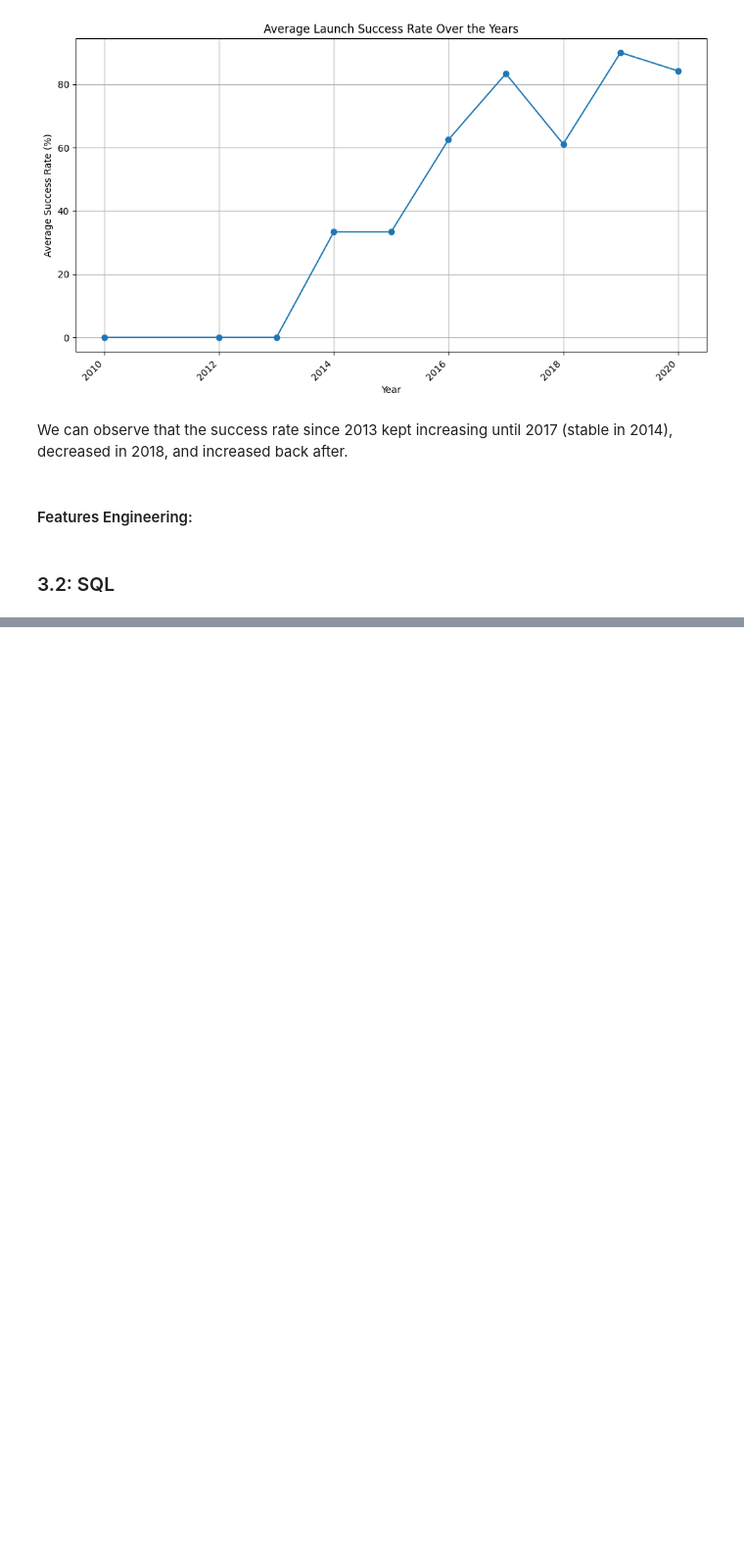
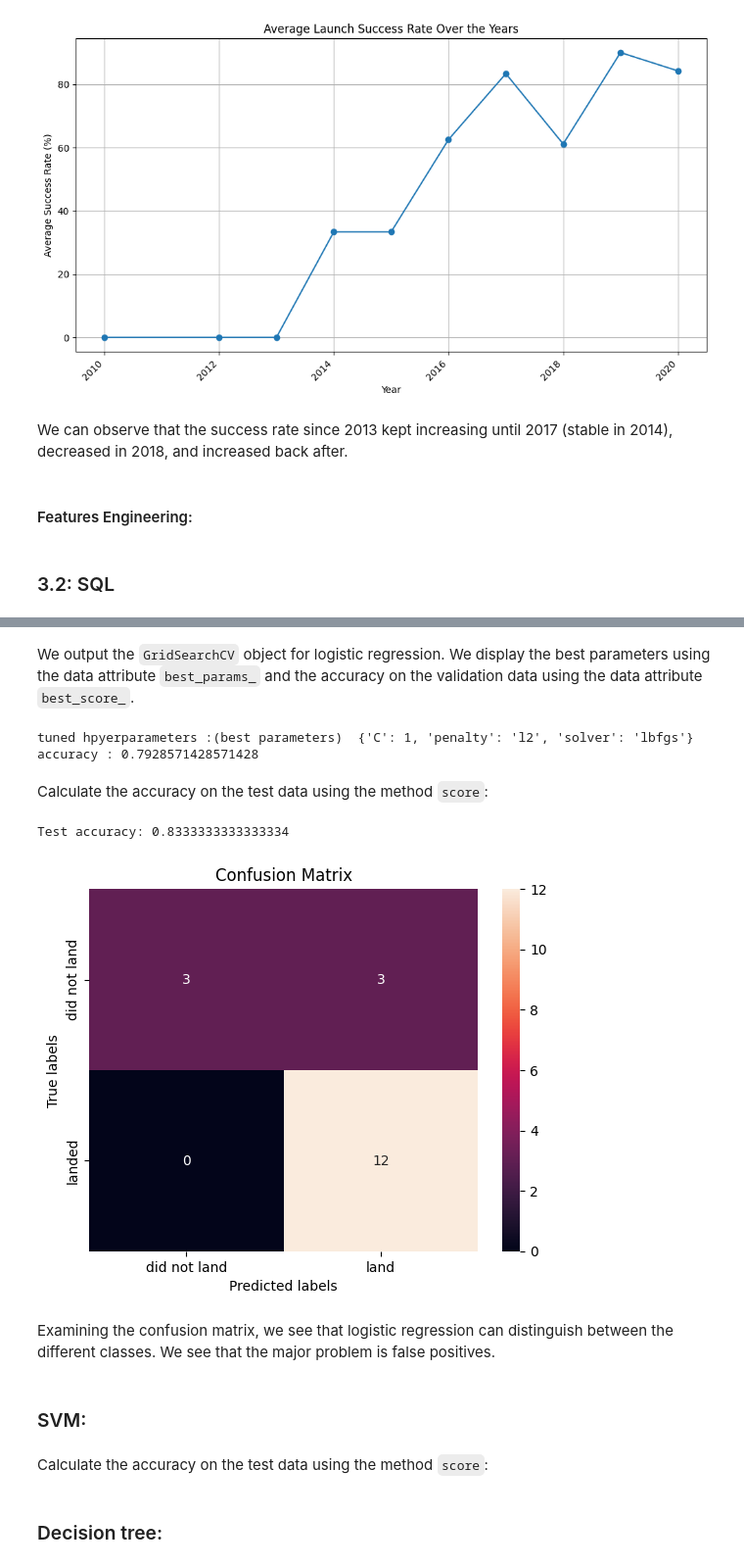
Before and after one commit to zoeduc-dataportfolio/zoeduc-dataportfolio, a Jupyter notebook: SpaceX Falcon 9 Landing Prediction/SpaceX Landing Prediction.ipynb, the cells around one changed output, grey strips where cells are left out. Shown at 98% size. Cells and saved outputs as stored; diff of their text form; code cells hidden in the pictures; blank space fills up the shorter version.

Commit message:
Part 2

```diff
--- a/SpaceX Falcon 9 Landing Prediction/SpaceX Landing Prediction.ipynb
+++ b/SpaceX Falcon 9 Landing Prediction/SpaceX Landing Prediction.ipynb
@@ -531,0 +803,18 @@ Connection info needed in SQLAlchemy format, example:
+# %%
+# Function to plot the confusion matrix
+def plot_confusion_matrix(y,y_predict):
+    "this function plots the confusion matrix"
+    from sklearn.metrics import confusion_matrix
+
+    cm = confusion_matrix(y, y_predict)
+    ax= plt.subplot()
+    sns.heatmap(cm, annot=True, ax = ax); #annot=True to annotate cells
+    ax.set_xlabel('Predicted labels')
+    ax.set_ylabel('True labels')
+    ax.set_title('Confusion Matrix');
+    ax.xaxis.set_ticklabels(['did not land', 'land']); ax.yaxis.set_ticklabels(['did not land', 'landed'])
+    plt.show()
+# %%
+data = pd.read_csv('dataset_part_2.csv')
+X = pd.read_csv('dataset_part_3.csv')
+data.head()
@@ -531,0 +828,4 @@ Connection info needed in SQLAlchemy format, example:
+# %%
+Y = data['Landing_Class'].to_numpy()
+transform = preprocessing.StandardScaler()
+X_train, X_test, Y_train, Y_test = train_test_split(X, Y, test_size=0.2, random_state=2)
@@ -531,0 +834,9 @@ Connection info needed in SQLAlchemy format, example:
+# %%
+parameters ={"C":[0.01,0.1,1],'penalty':['l2'], 'solver':['lbfgs']}# l1 lasso l2 ridge
+lr=LogisticRegression()
+
+# Create GridSearchCV object
+logreg_cv = GridSearchCV(lr, parameters, cv=10)
+
+# Fit the GridSearchCV object to find the best parameters
+logreg_cv.fit(X_train, Y_train)
@@ -531,0 +864,24 @@ Connection info needed in SQLAlchemy format, example:
+# %% [markdown]
+We output the <code>GridSearchCV</code> object for logistic regression. We display the best parameters using the data attribute <code>best_params\_</code> and the accuracy on the validation data using the data attribute <code>best_score\_</code>.
+# %%
+print("tuned hpyerparameters :(best parameters) ",logreg_cv.best_params_)
+print("accuracy :",logreg_cv.best_score_)
+# %% [output]
+tuned hpyerparameters :(best parameters)  {'C': 1, 'penalty': 'l2', 'solver': 'lbfgs'}
+accuracy : 0.7928571428571428
+# %% [markdown]
+Calculate the accuracy on the test data using the method <code>score</code>:
+# %%
+accuracy_test = logreg_cv.score(X_test, Y_test)
+print("Test accuracy:", accuracy_test)
+# %% [output]
+Test accuracy: 0.8333333333333334
+# %%
+yhat=logreg_cv.predict(X_test)
+plot_confusion_matrix(Y_test,yhat)
+# %% [output]
+[figure, added]
+# %% [markdown]
+Examining the confusion matrix, we see that logistic regression can distinguish between the different classes.  We see that the major problem is false positives.
+# %% [markdown]
+### SVM:
@@ -531,0 +902,2 @@ Connection info needed in SQLAlchemy format, example:
+# %% [markdown]
+Calculate the accuracy on the test data using the method <code>score</code>:
@@ -531,0 +910,2 @@ Connection info needed in SQLAlchemy format, example:
+# %% [markdown]
+### Decision tree:
```
Also changed, not shown: parts of 58 cells of this notebook, 4 other files.
